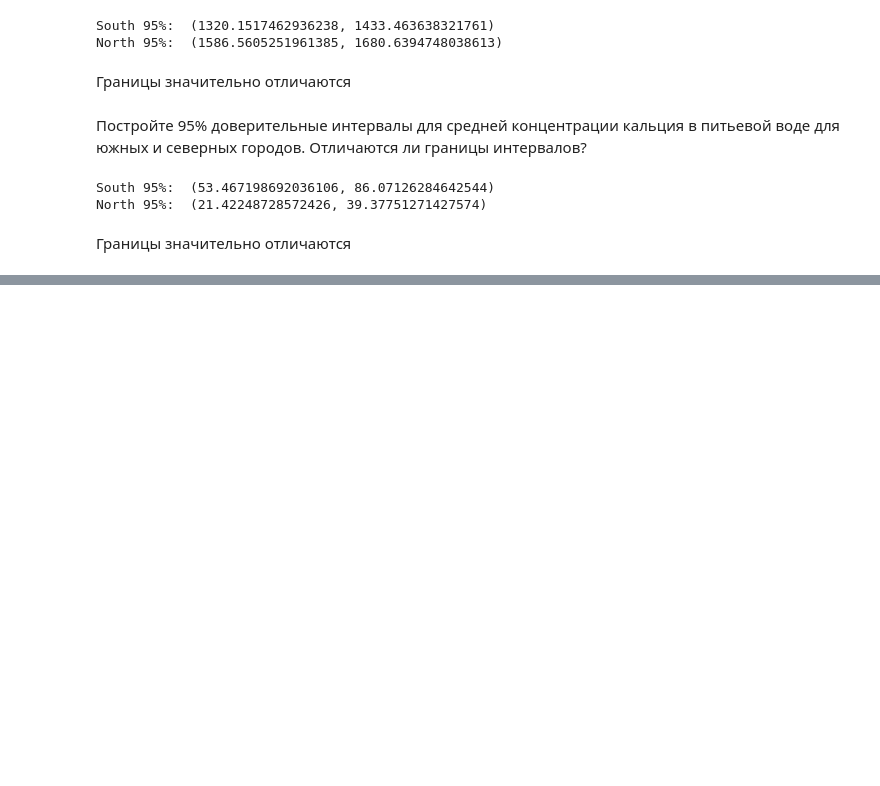
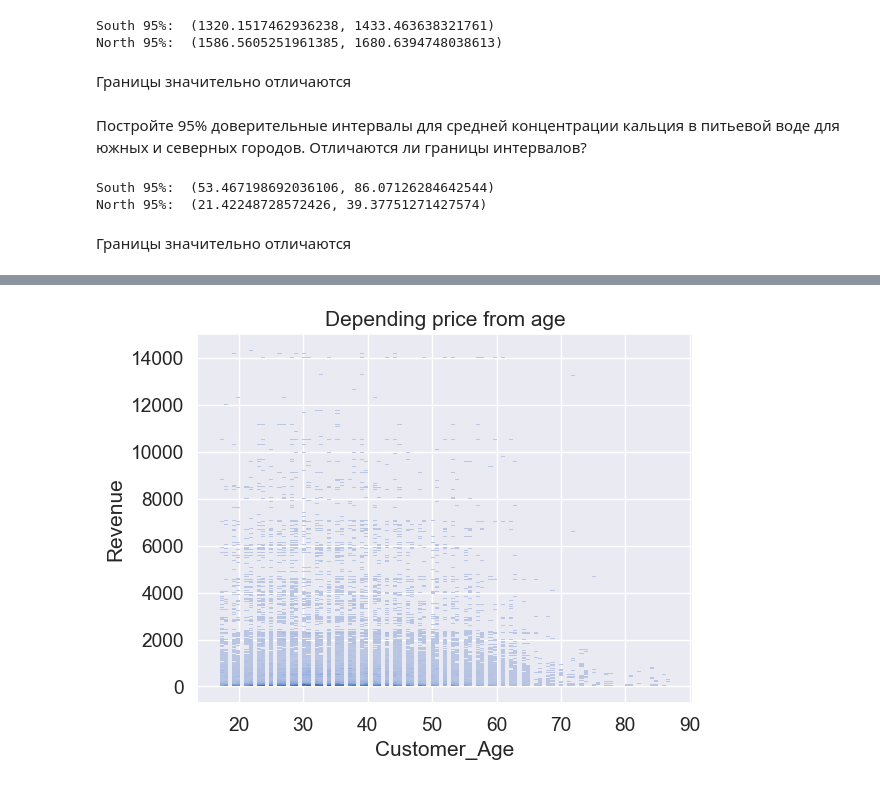
Before and after one commit to Antur1um/Machine-learning, a Jupyter notebook: Lab_5_start.ipynb, the cells around one changed output, grey strips where cells are left out. Cells and saved outputs as stored; diff of their text form; code cells hidden in the pictures; blank space fills up the shorter version.

```diff
--- a/Lab_5_start.ipynb
+++ b/Lab_5_start.ipynb
@@ -1014,0 +1131,6 @@ North 95%:  (21.42248728572426, 39.37751271427574)
+# %%
+bax = sb.histplot(x='Customer_Age', y='Revenue', data=bike[:100000], legend=False)
+bax.set(title='Depending price from age')
+plt.show()
+# %% [output]
+[figure, added]
```
Also changed, not shown: parts of 51 cells of this notebook, 1 other file.
